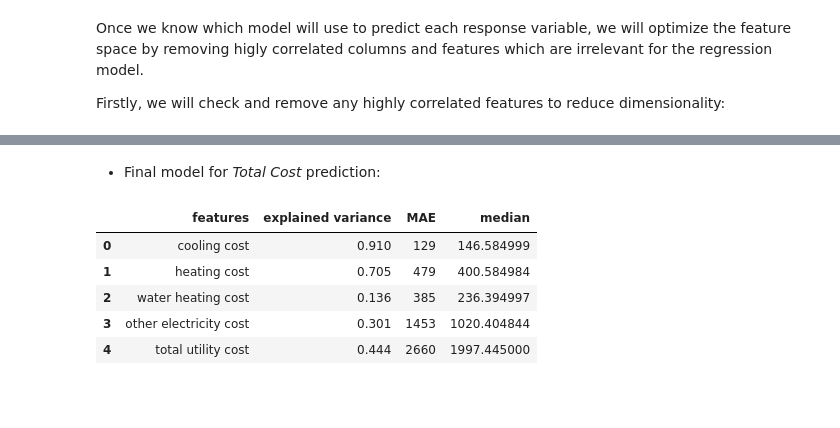
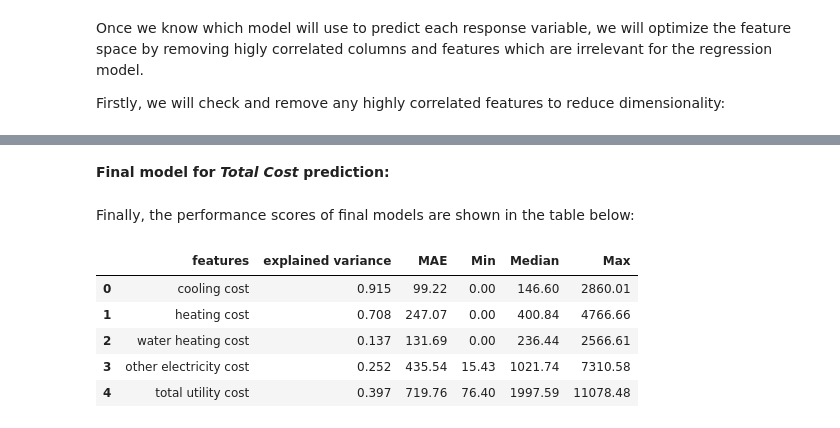
Before and after one commit to jvrnuno/Capstone-2, a Jupyter notebook: notebooks/4_JNT_Modelling.ipynb, the cells around one changed output, grey strips where cells are left out. Cells and saved outputs as stored; diff of their text form; code cells hidden in the pictures; blank space fills up the shorter version.

```diff
--- a/notebooks/4_JNT_Modelling.ipynb
+++ b/notebooks/4_JNT_Modelling.ipynb
@@ -535,13 +543,13 @@ mae.append(m)
+# %%
+# Instantiate predictor
+gbr_elec = GradientBoostingRegressor(learning_rate=0.05, max_depth=3, n_estimators=250)
+
+# Fit and predict
+gbr_elec_fit = gbr_elec.fit(X_train, y_train_ELEC)
+y_pred = gbr_elec_fit.predict(X_test)
 # %%
-# Instantiate predictor
-ridge = Ridge(alpha=48)
-
-# Fit and predict
-ridge_fit = ridge.fit(X_train_ELEC, y_train_ELEC)
-y_pred = ridge_fit.predict(X_test_ELEC)
-
 # Get explained variance and mean absolute error
-ev, m = model_scoring(y_test_ELEC, y_pred, orig_df['ELECT_COST_log'])
+ev, m = model_scoring(y_test_ELEC, y_pred)
 
 # Store results in lists
 exp_var.append(ev)
@@ -549,15 +565,15 @@ mae.append(m)
 # %% [markdown]
-- Final model for *Total Cost* prediction:
+__Final model for *Total Cost* prediction:__
+# %%
+# Instantiate predictor
+gbr_tot = GradientBoostingRegressor(learning_rate=0.15, max_depth=2, n_estimators=150)
+
+# Fit and predict
+gbr_tot_fit = gbr_tot.fit(X_train, y_train_TOT)
+y_pred = gbr_tot_fit.predict(X_test)
 # %%
-# Instantiate predictor
-gbr = GradientBoostingRegressor(learning_rate=0.1, max_depth=3, n_estimators=100)
-
-# Fit and predict
-gbr_fit = gbr.fit(X_train_TOT, y_train_TOT)
-y_pred = gbr_fit.predict(X_test_TOT)
-
 # Get explained variance and mean absolute error
-ev, m = model_scoring(y_test_TOT, y_pred, orig_df['TOT_COST_log'])
+ev, m = model_scoring(y_test_TOT, y_pred)
 
 # Store results in lists
 exp_var.append(ev)
@@ -565,9 +589,14 @@ mae.append(m)
+# %% [markdown]
+Finally, the performance scores of final models are shown in the table below:
 # %%
-pd.DataFrame({'features':feat, 'explained variance':exp_var, 'MAE':mae}).join(median_val['median'], how='left')
+# Create dataframe with all results
+
+final_results = pd.DataFrame({'features':feat, 'explained variance':exp_var, 'MAE':mae}).join(median_val[['Min', 'Median', 'Max']], how='left')
+final_results
 # %% [output]
-|  | features | explained variance | MAE | median |
-| 0 | cooling cost | 0.910 | 129 | 146.584999 |
-| 1 | heating cost | 0.705 | 479 | 400.584984 |
-| 2 | water heating cost | 0.136 | 385 | 236.394997 |
-| 3 | other electricity cost | 0.301 | 1453 | 1020.404844 |
-| 4 | total utility cost | 0.444 | 2660 | 1997.445000 |
+|  | features | explained variance | MAE | Min | Median | Max |
+| 0 | cooling cost | 0.915 | 99.22 | 0.00 | 146.60 | 2860.01 |
+| 1 | heating cost | 0.708 | 247.07 | 0.00 | 400.84 | 4766.66 |
+| 2 | water heating cost | 0.137 | 131.69 | 0.00 | 236.44 | 2566.61 |
+| 3 | other electricity cost | 0.252 | 435.54 | 15.43 | 1021.74 | 7310.58 |
+| 4 | total utility cost | 0.397 | 719.76 | 76.40 | 1997.59 | 11078.48 |
```
Also changed, not shown: parts of 80 cells of this notebook.
